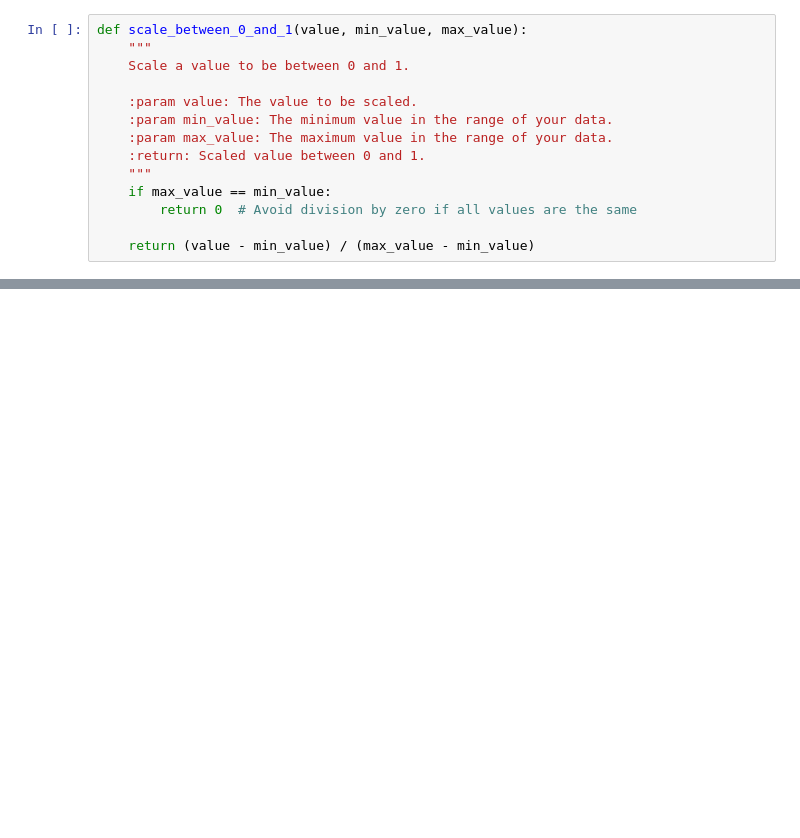
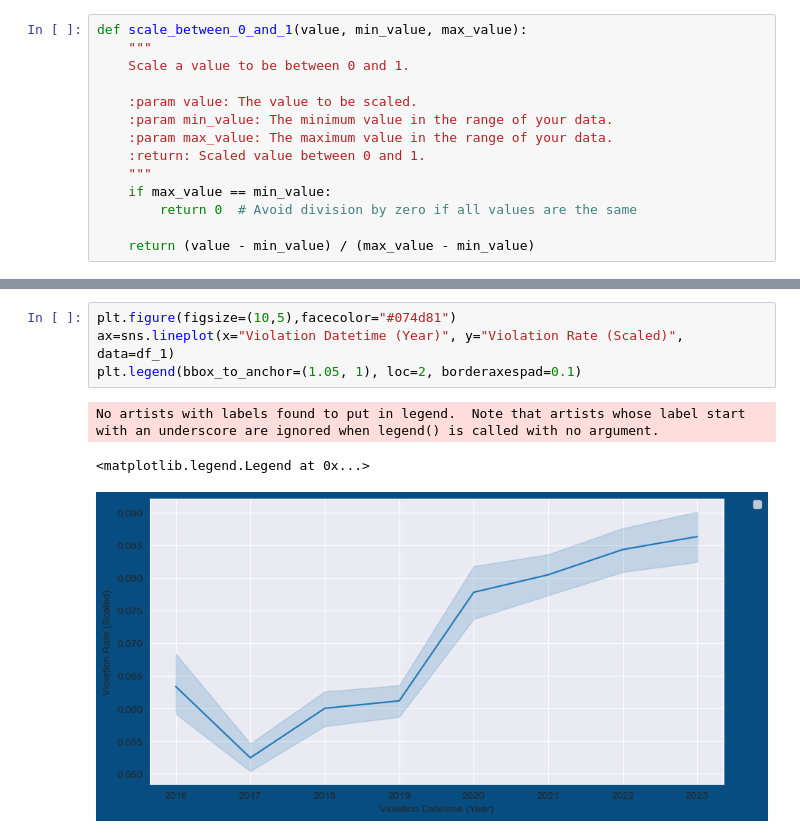
Before and after one commit to yasinsametkaraca/parking-violation-predictions, a Jupyter notebook: parking_violation_predict_for_one_street.ipynb, the cells around one changed output, grey strips where cells are left out. Saved outputs shown, nothing was run; the diff lists cells and outputs as text; blank space fills up the shorter version.

```diff
--- a/parking_violation_predict_for_one_street.ipynb
+++ b/parking_violation_predict_for_one_street.ipynb
@@ -392,0 +490,8 @@ df_1
+# %%
+plt.figure(figsize=(10,5),facecolor="#074d81")
+ax=sns.lineplot(x="Violation Datetime (Year)", y="Violation Rate (Scaled)", data=df_1)
+plt.legend(bbox_to_anchor=(1.05, 1), loc=2, borderaxespad=0.1)
+# %% [output]
+No artists with labels found to put in legend.  Note that artists whose label start with an underscore are ignored when legend() is called with no argument.
+<matplotlib.legend.Legend at 0x...>
+[figure, added]
```
Also changed, not shown: parts of 30 cells of this notebook.
